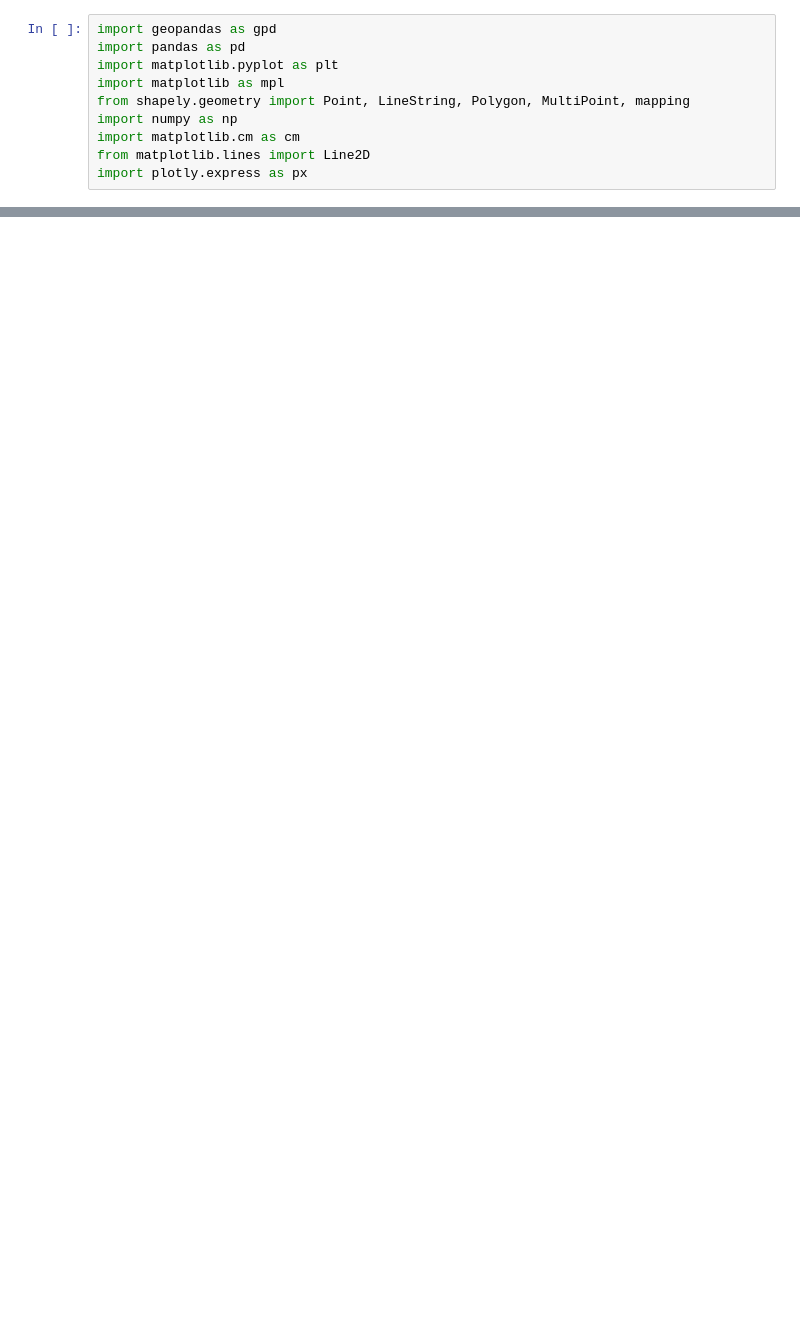
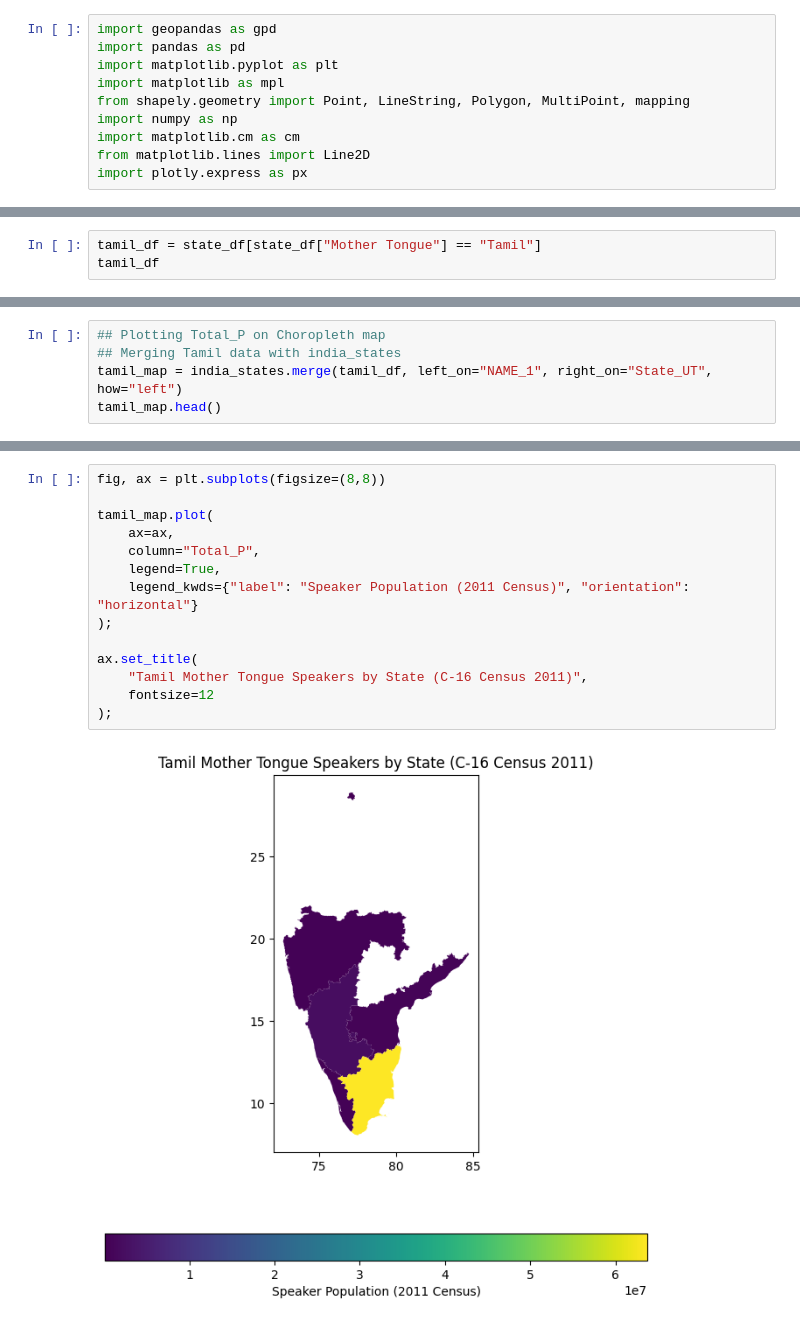
Before and after one commit to squishridyvi/Geographical-Distribution-Mapping-of-Dravidian-Languages-, a Jupyter notebook: Geographical Distribution of Dravidian Languages-Census-C-16.ipynb, the cells around one changed output, grey strips where cells are left out. Drawn from its saved outputs; the diff is of its cells as text; blank space fills up the shorter version.

```diff
--- a/Geographical Distribution of Dravidian Languages-Census-C-16.ipynb
+++ b/Geographical Distribution of Dravidian Languages-Census-C-16.ipynb
@@ -214,0 +225,3 @@ plt.show()
+# %%
+tamil_df = state_df[state_df["Mother Tongue"] == "Tamil"]
+tamil_df
@@ -214,0 +236,5 @@ plt.show()
+# %%
+## Plotting Total_P on Choropleth map
+## Merging Tamil data with india_states
+tamil_map = india_states.merge(tamil_df, left_on="NAME_1", right_on="State_UT", how="left")
+tamil_map.head()
@@ -214,0 +259,16 @@ plt.show()
+# %%
+fig, ax = plt.subplots(figsize=(8,8))
+
+tamil_map.plot(
+    ax=ax,
+    column="Total_P",
+    legend=True,
+    legend_kwds={"label": "Speaker Population (2011 Census)", "orientation": "horizontal"}
+);
+
+ax.set_title(
+    "Tamil Mother Tongue Speakers by State (C-16 Census 2011)",
+    fontsize=12
+);
+# %% [output]
+[figure, added]
```
Also changed, not shown: parts of 56 cells of this notebook.
